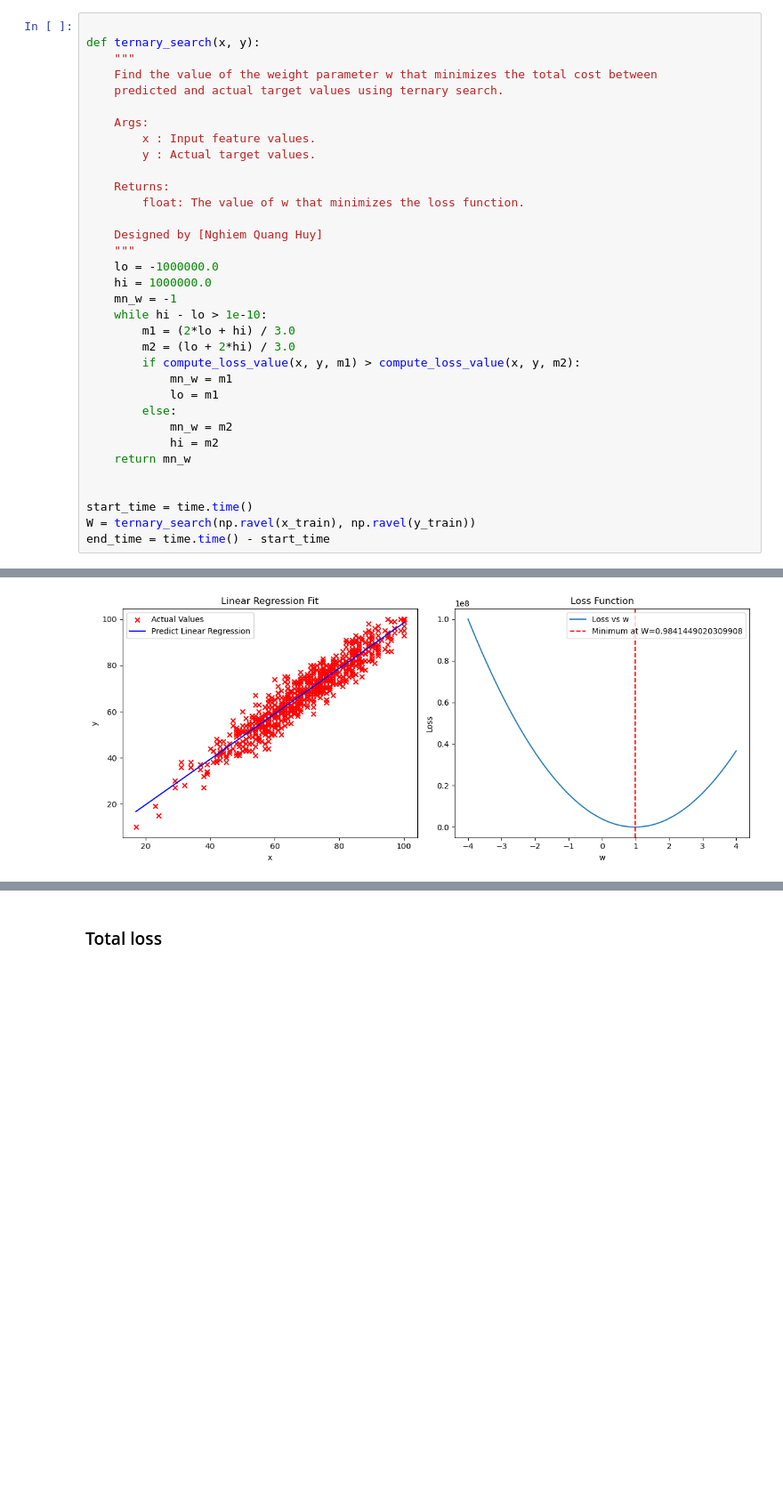
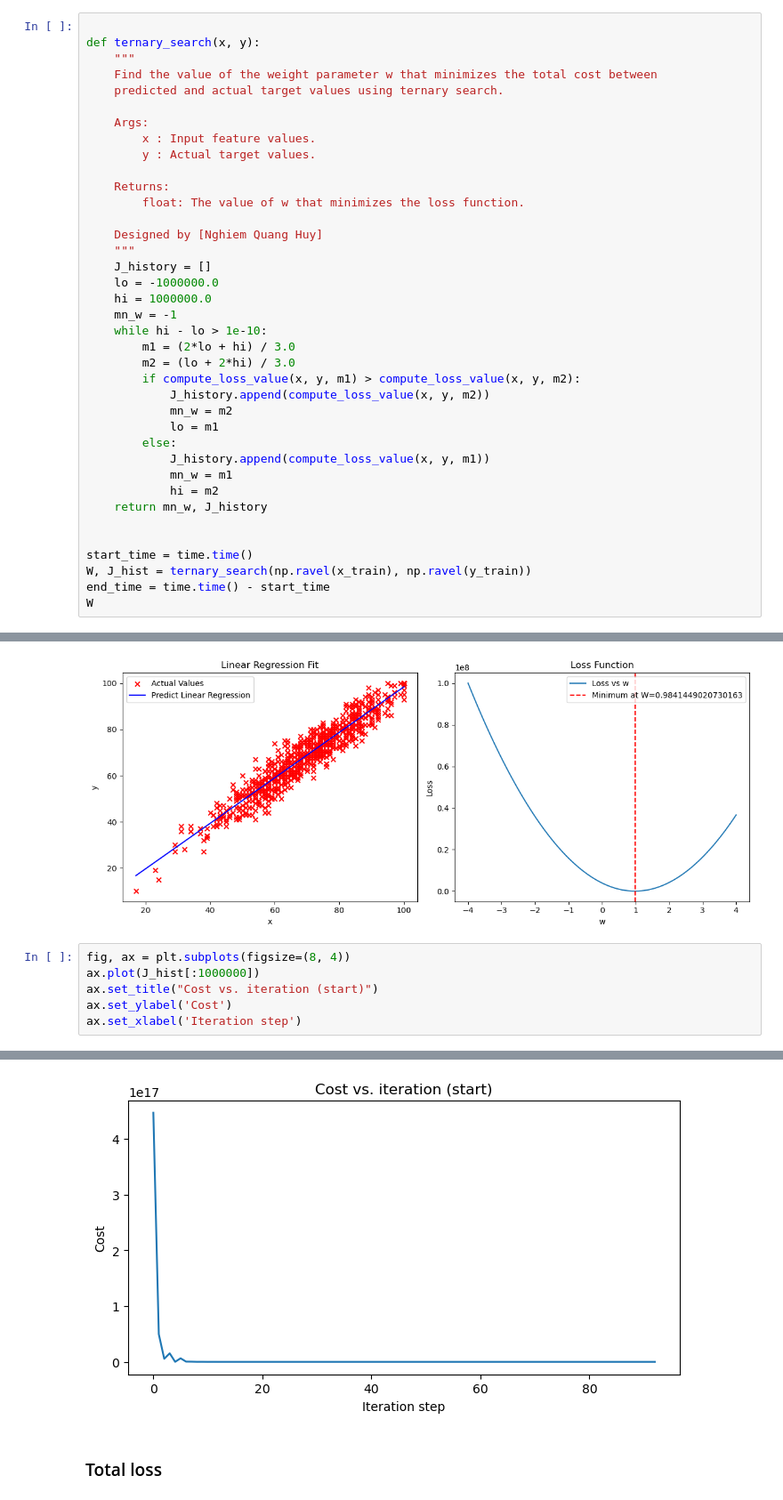
Before and after one commit to HuyinCP/Customize-ML-Models, a Jupyter notebook: ternary_search_minimizeMSE.ipynb, the cells around one changed output, grey strips where cells are left out. Shown at 89% size. Saved outputs shown, nothing was run; the diff lists cells and outputs as text; blank space fills up the shorter version.

```diff
--- a/ternary_search_minimizeMSE.ipynb
+++ b/ternary_search_minimizeMSE.ipynb
@@ -77,6 +77,7 @@ def ternary_search(x, y):
 
     Designed by [Nghiem Quang Huy]
     """
+    J_history = []
     lo = -1000000.0
     hi = 1000000.0
     mn_w = -1
@@ -84,14 +85,17 @@ def ternary_search(x, y):
         m1 = (2*lo + hi) / 3.0
         m2 = (lo + 2*hi) / 3.0
         if compute_loss_value(x, y, m1) > compute_loss_value(x, y, m2):
-            mn_w = m1
+            J_history.append(compute_loss_value(x, y, m2))
+            mn_w = m2
             lo = m1
         else:
-            mn_w = m2
+            J_history.append(compute_loss_value(x, y, m1))
+            mn_w = m1
             hi = m2
-    return mn_w
+    return mn_w, J_history
 
 
 start_time = time.time()
-W = ternary_search(np.ravel(x_train), np.ravel(y_train))
+W, J_hist = ternary_search(np.ravel(x_train), np.ravel(y_train))
 end_time = time.time() - start_time
+W
@@ -123,3 +129,10 @@ ax2.set_title('Loss Function')
 plt.tight_layout()
 # %% [output]
 [figure]
+# %%
+fig, ax = plt.subplots(figsize=(8, 4))
+ax.plot(J_hist[:1000000])
+ax.set_title("Cost vs. iteration (start)")
+ax.set_ylabel('Cost')
+ax.set_xlabel('Iteration step')
+# %% [output]
@@ -126,3 +140,4 @@ plt.tight_layout()
+[figure, added]
 # %% [markdown]
 ### Total loss
 # %%
```
Also changed, not shown: parts of 4 cells of this notebook, 1 other file.
